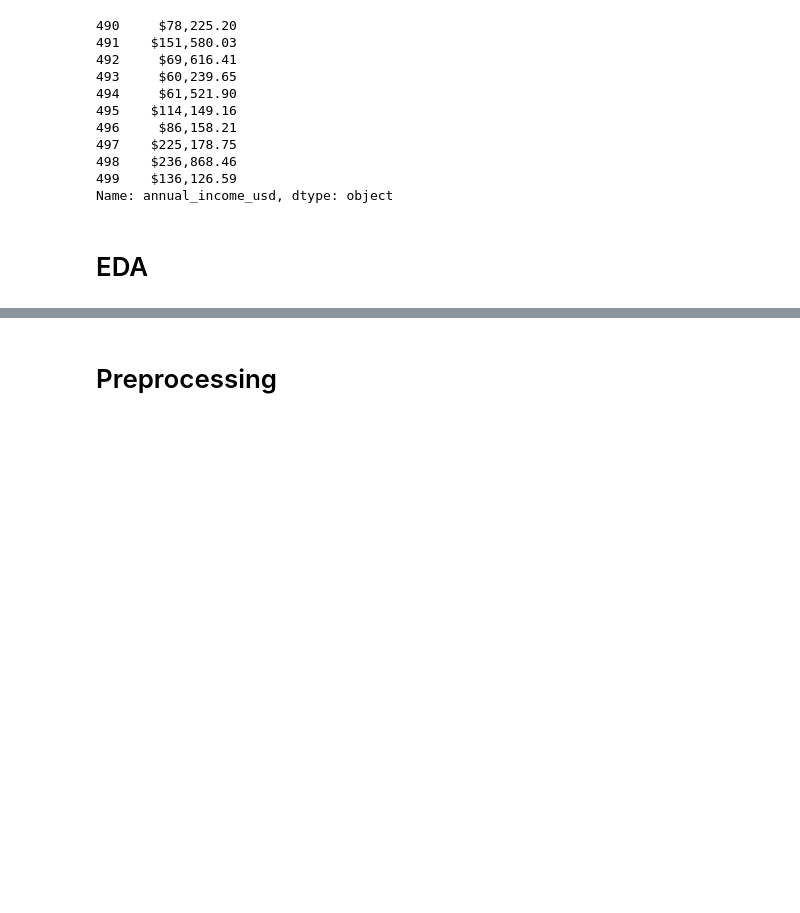
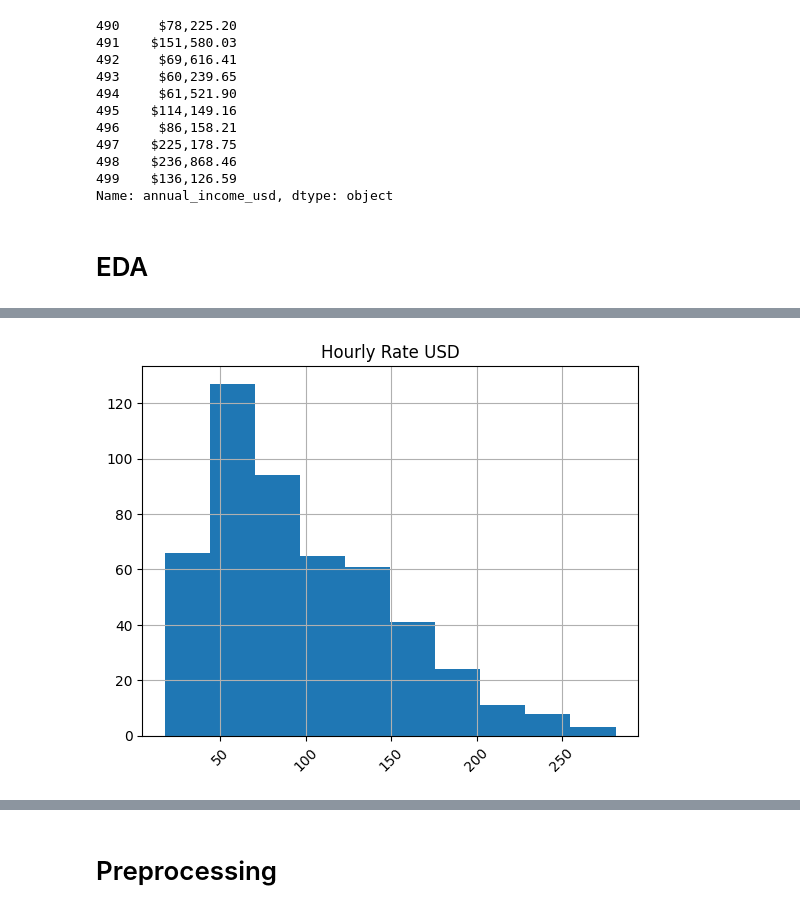
Before and after one commit to masum-auch/AI-Engineer, a Jupyter notebook: ml_learning/ml_data_cleaning/practice_data/12-data-cleaning.ipynb, the cells around one changed output, grey strips where cells are left out. Drawn from its saved outputs; the diff is of its cells as text; code cells hidden in the pictures; blank space fills up the shorter version.

```diff
--- a/ml_learning/ml_data_cleaning/practice_data/12-data-cleaning.ipynb
+++ b/ml_learning/ml_data_cleaning/practice_data/12-data-cleaning.ipynb
@@ -140,2 +147,9 @@ import matplotlib.pyplot as plt
+# %%
+freelancer['hourly_rate_usd'].hist()
+plt.xticks(rotation=45)
+plt.title('Hourly Rate USD')
+plt.show()
+# %% [output]
+[figure, added]
 # %%
 freelancer['annual_income_usd'].hist()
```
Also changed, not shown: parts of 5 cells of this notebook.
